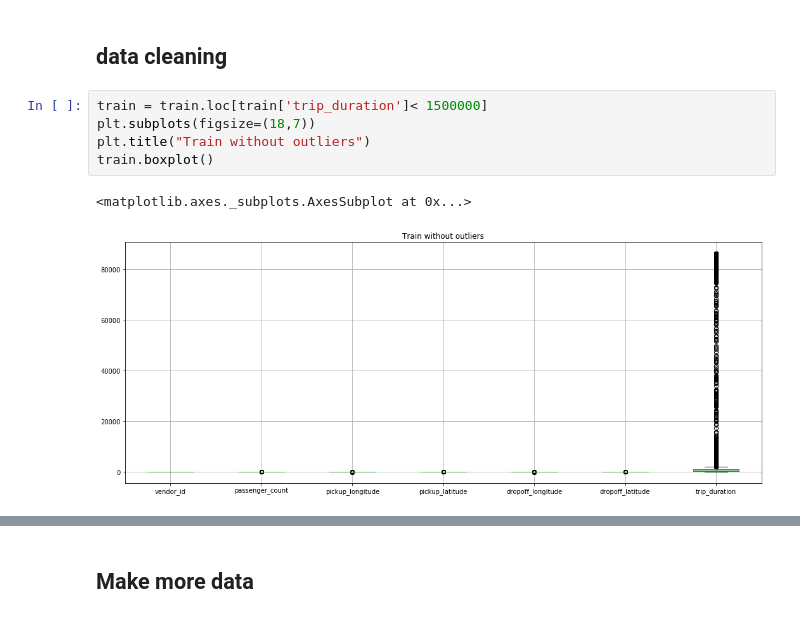
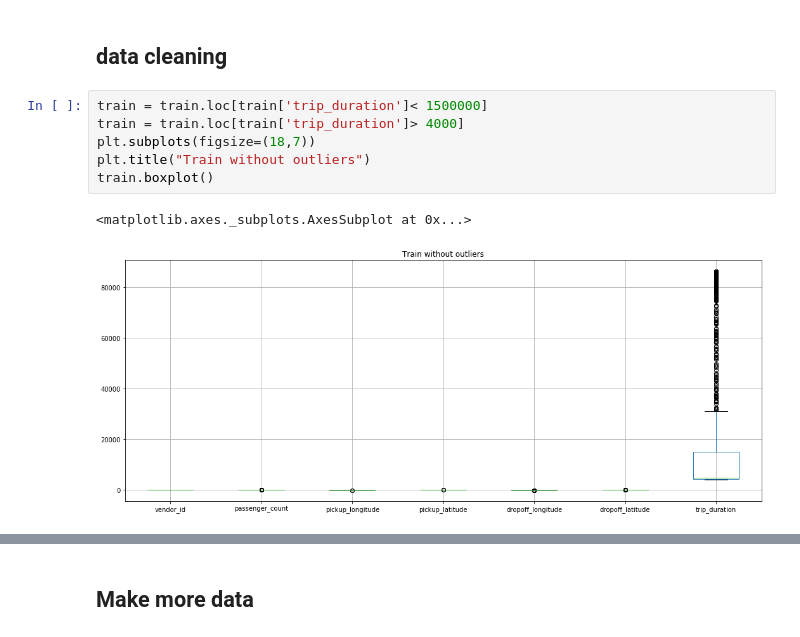
Before and after one commit to darcelvictor/New_York_taxi, a Jupyter notebook: NY_Taxi.ipynb, the cells around one changed output, grey strips where cells are left out. Drawn from its saved outputs; the diff is of its cells as text.

```diff
--- a/NY_Taxi.ipynb
+++ b/NY_Taxi.ipynb
@@ -146,12 +149,13 @@ train.boxplot()
 ## data cleaning
 # %%
 train = train.loc[train['trip_duration']< 1500000]
+train = train.loc[train['trip_duration']> 4000]
 plt.subplots(figsize=(18,7))
 plt.title("Train without outliers")
 train.boxplot()
 # %% [output]
 <matplotlib.axes._subplots.AxesSubplot at 0x...>
-[figure, old version]
+[figure, new version]
 # %%
 train[['pickup_longitude','pickup_latitude','dropoff_longitude','dropoff_latitude']].boxplot()
 # %% [output]
```
Also changed, not shown: parts of 17 cells of this notebook, 1 other file.
